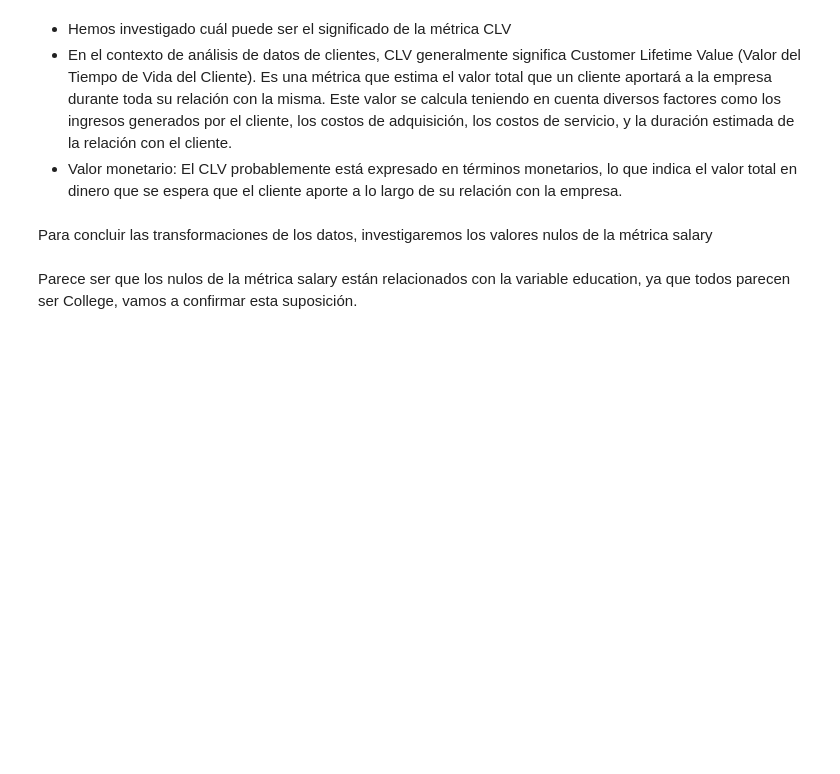
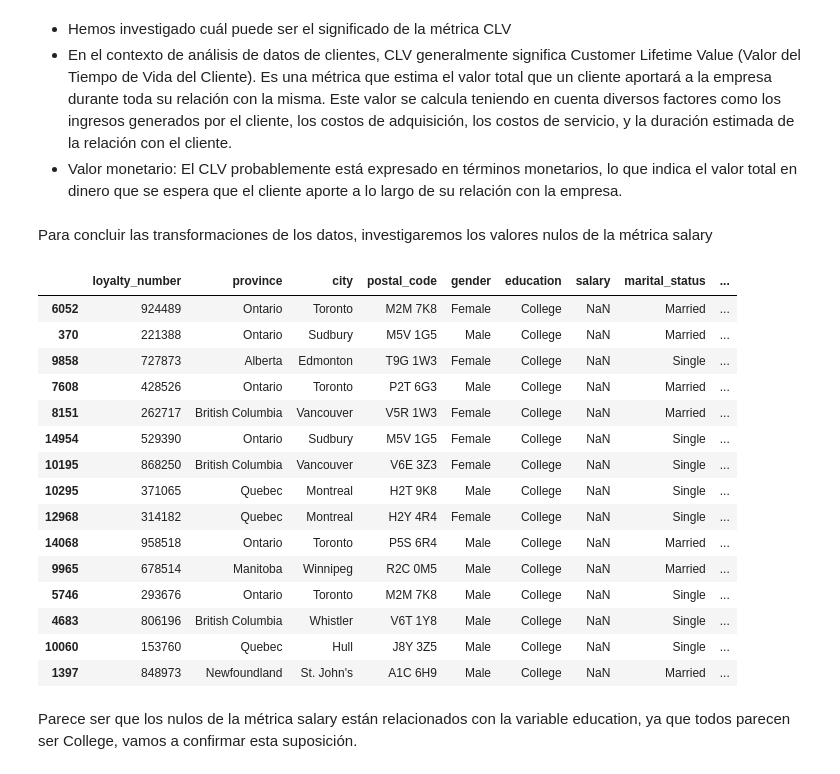
Before and after one commit to MaPitelli/airline_customer_analysis, a Jupyter notebook: jupyters/phase_1.ipynb, the cells around one changed output. Drawn from its saved outputs; the diff is of its cells as text; code cells hidden in the pictures; blank space fills up the shorter version.

```diff
--- a/jupyters/phase_1.ipynb
+++ b/jupyters/phase_1.ipynb
@@ -24,8 +24,8 @@ pd.set_option('display.max_columns', None)
 ## Exploración Inicial
 # %%
 # Cargamos los datos con el método read_csv de pandas y guardamos los objetos de tipo DataFrame en variables
-df_activity = pd.read_csv('../data/Customer Flight Activity.csv')
-df_history = pd.read_csv('../data/Customer Loyalty History.csv')
+df_activity = pd.read_csv('../data/raw/Customer Flight Activity.csv')
+df_history = pd.read_csv('../data/raw/Customer Loyalty History.csv')
 # %%
 # Usamos el método info de pandas para ver el total de filas y columnas en el dataframe, la cantidad de valores no nulos y el tipo de dato por columna.
 df_activity.info()
@@ -637,7 +637,24 @@ True
 # %% [markdown]
 Para concluir las transformaciones de los datos, investigaremos los valores nulos de la métrica salary
 # %%
-df_history[df_history.salary.isnull()][0:50]
+df_history[df_history.salary.isnull()].sample(15)
+# %% [output]
+|  | loyalty_number | province | city | postal_code | gender | education | salary | marital_status | ... |
+| 6052 | 924489 | Ontario | Toronto | M2M 7K8 | Female | College | NaN | Married | ... |
+| 370 | 221388 | Ontario | Sudbury | M5V 1G5 | Male | College | NaN | Married | ... |
+| 9858 | 727873 | Alberta | Edmonton | T9G 1W3 | Female | College | NaN | Single | ... |
+| 7608 | 428526 | Ontario | Toronto | P2T 6G3 | Male | College | NaN | Married | ... |
+| 8151 | 262717 | British Columbia | Vancouver | V5R 1W3 | Female | College | NaN | Married | ... |
+| 14954 | 529390 | Ontario | Sudbury | M5V 1G5 | Female | College | NaN | Single | ... |
+| 10195 | 868250 | British Columbia | Vancouver | V6E 3Z3 | Female | College | NaN | Single | ... |
+| 10295 | 371065 | Quebec | Montreal | H2T 9K8 | Male | College | NaN | Single | ... |
+| 12968 | 314182 | Quebec | Montreal | H2Y 4R4 | Female | College | NaN | Single | ... |
+| 14068 | 958518 | Ontario | Toronto | P5S 6R4 | Male | College | NaN | Married | ... |
+| 9965 | 678514 | Manitoba | Winnipeg | R2C 0M5 | Male | College | NaN | Married | ... |
+| 5746 | 293676 | Ontario | Toronto | M2M 7K8 | Male | College | NaN | Single | ... |
+| 4683 | 806196 | British Columbia | Whistler | V6T 1Y8 | Male | College | NaN | Single | ... |
+| 10060 | 153760 | Quebec | Hull | J8Y 3Z5 | Male | College | NaN | Single | ... |
+| 1397 | 848973 | Newfoundland | St. John's | A1C 6H9 | Male | College | NaN | Married | ... |
 # %% [markdown]
 Parece ser que los nulos de la métrica salary están relacionados con la variable education, ya que todos parecen ser College, vamos a confirmar esta suposición.
 # %%
```
Also changed, not shown: parts of 10 cells of this notebook, 16 other files.
